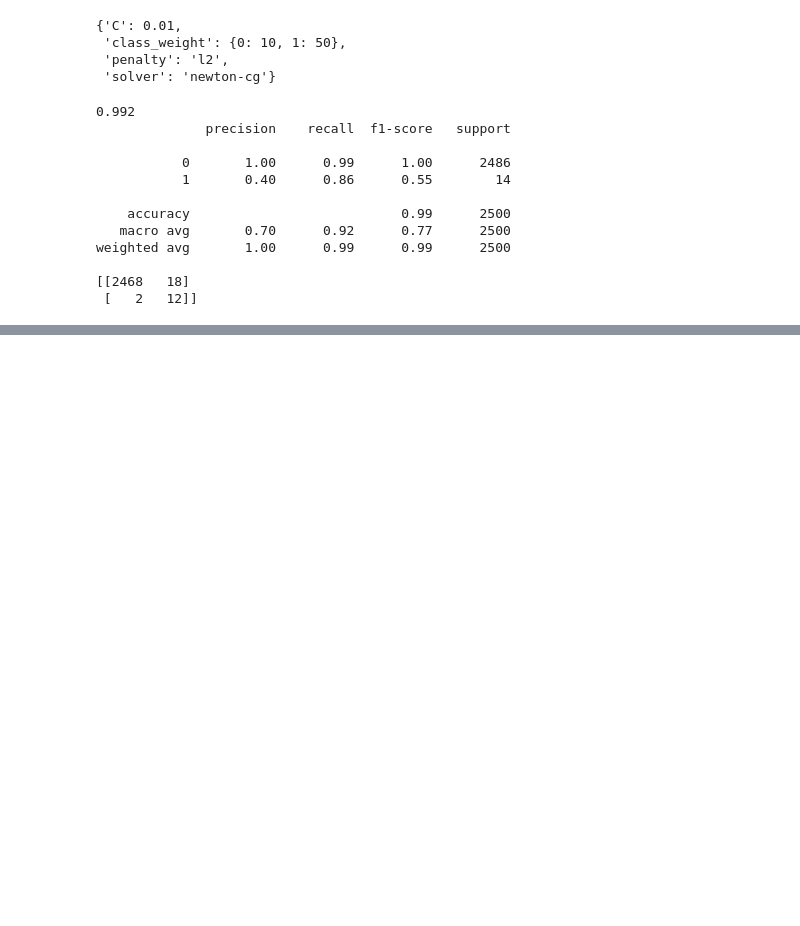
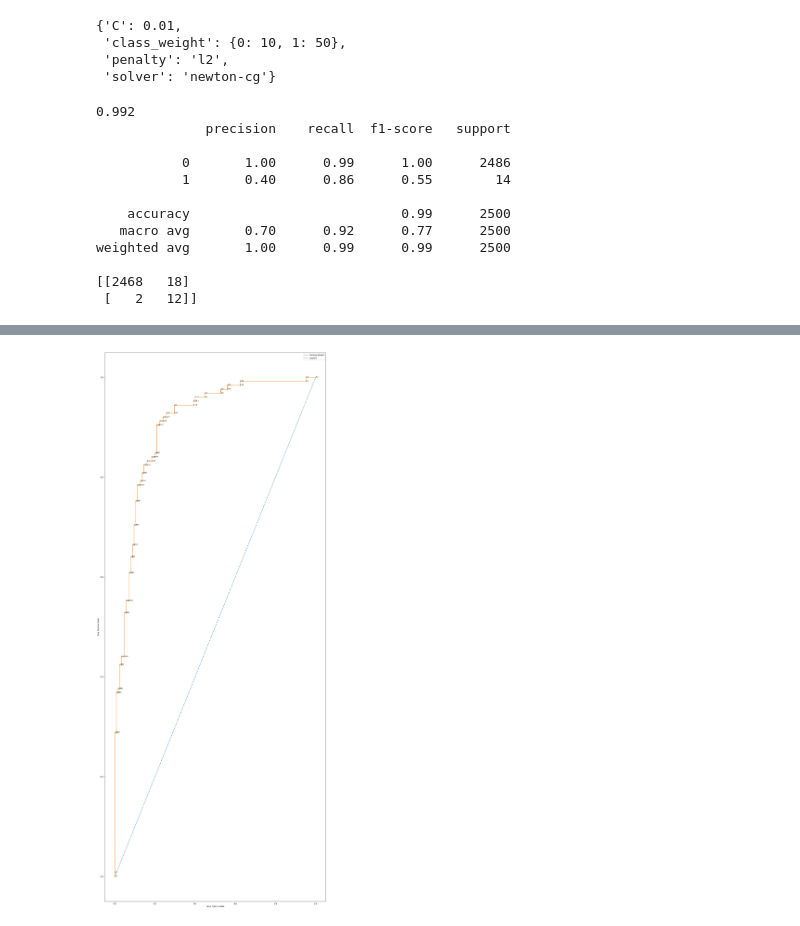
Before and after one commit to anmolzz-10/ML-Algorithms, a Jupyter notebook: Logistic Regression/implementation.ipynb, the cells around one changed output, grey strips where cells are left out. Drawn from its saved outputs; the diff is of its cells as text; code cells hidden in the pictures; blank space fills up the shorter version.

```diff
--- a/Logistic Regression/implementation.ipynb
+++ b/Logistic Regression/implementation.ipynb
@@ -626,0 +842,18 @@ weighted avg       1.00      0.99      0.99      2500
+# %%
+fig, ax = pyplot.subplots(figsize=(20, 50))  # cleaner way to get both fig and ax
+
+ax.plot(dummy_fpr, dummy_tpr, linestyle='--', label='Dummy Model')
+ax.plot(model_fpr, model_tpr, marker='.', label='Logistic')
+
+# Annotate thresholds
+for fpr, tpr, thresh in zip(model_fpr, model_tpr, thresholds):
+    ax.annotate(f'{np.round(thresh, 2)}', xy=(fpr, tpr), fontsize=8)
+
+# Axis labels and legend
+ax.set_xlabel('False Positive Rate')
+ax.set_ylabel('True Positive Rate')
+ax.legend()
+
+pyplot.show()
+# %% [output]
+[figure, added]
```
Also changed, not shown: parts of 23 cells of this notebook.
